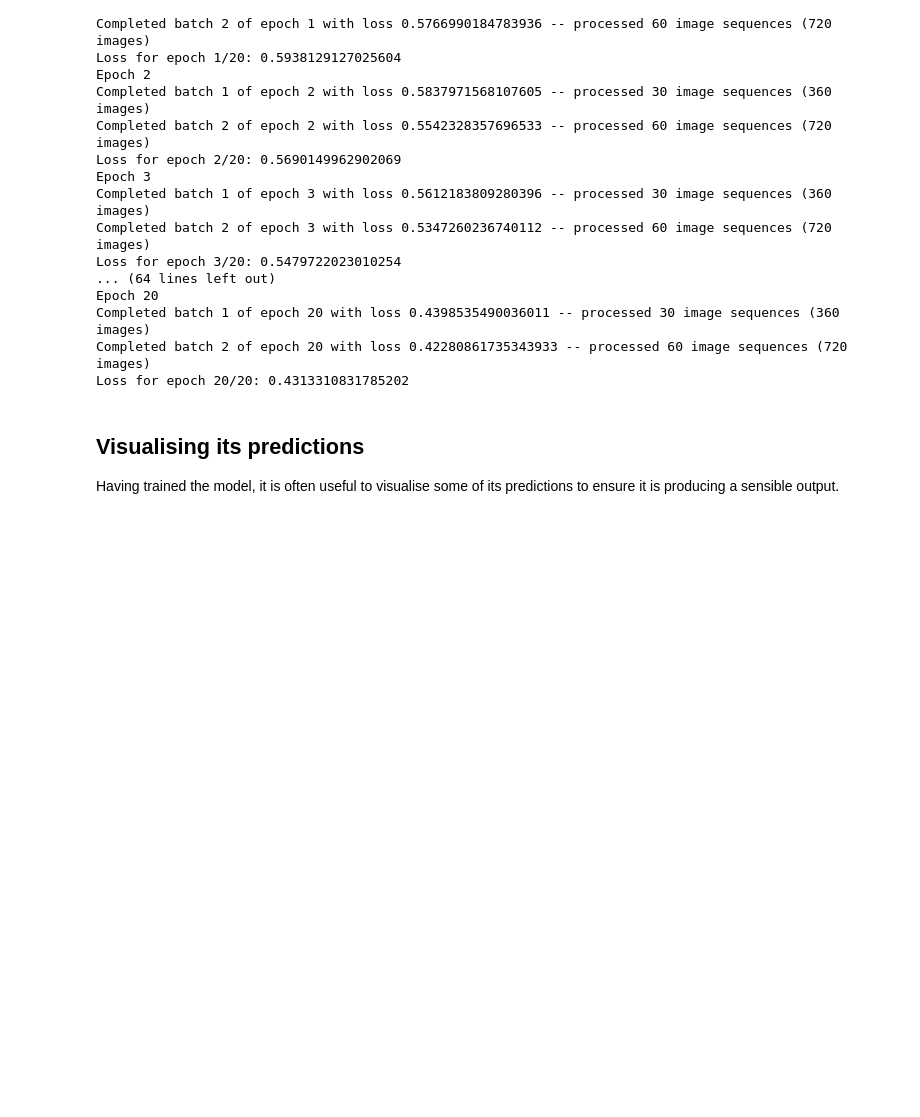
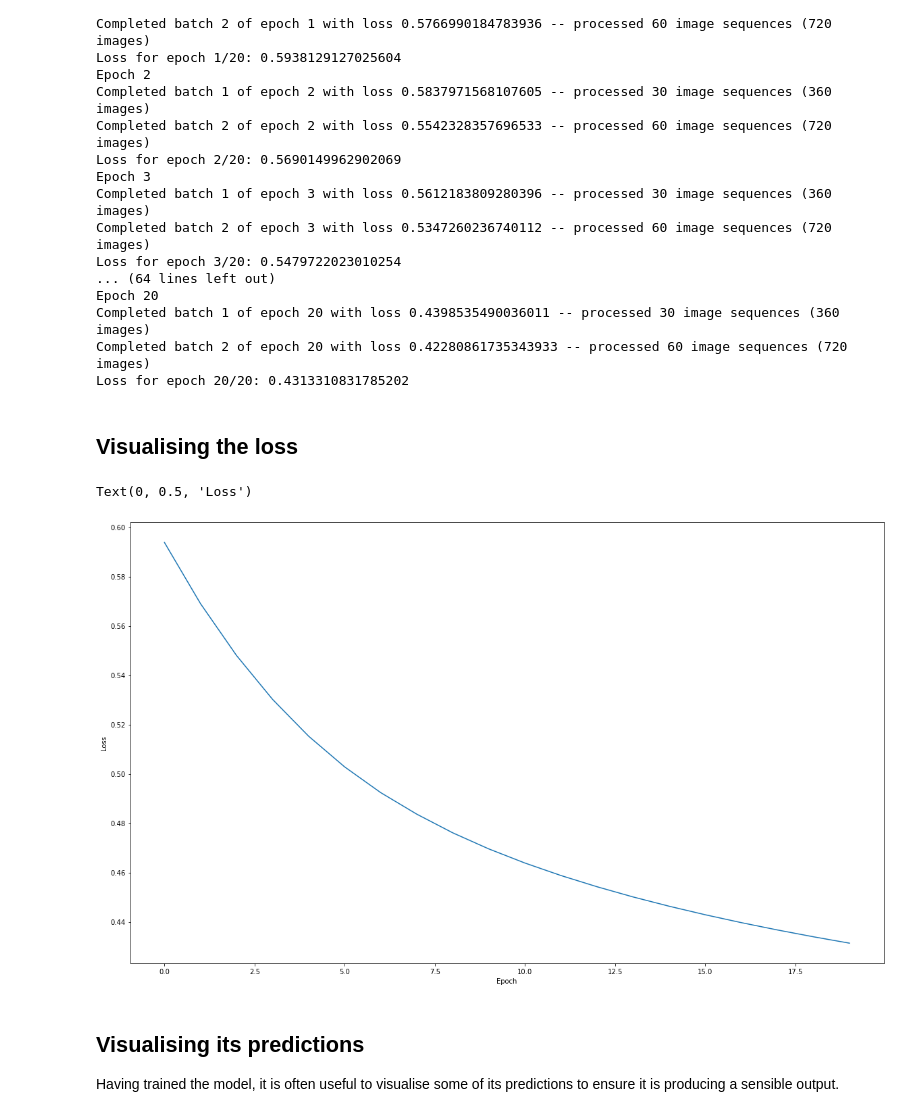
Before and after one commit to louisdewar/doxa, a Jupyter notebook: competitions/climatehack/climatehack_getting_started/training.ipynb, the cells around one changed output. Drawn from its saved outputs; the diff is of its cells as text; code cells hidden in the pictures; blank space fills up the shorter version.

Commit message:
Add a loss plot to the Climate Hack notebook.

```diff
--- a/competitions/climatehack/climatehack_getting_started/training.ipynb
+++ b/competitions/climatehack/climatehack_getting_started/training.ipynb
@@ -208,6 +208,15 @@ Epoch 20
 Completed batch 1 of epoch 20 with loss 0.4398535490036011 -- processed 30 image sequences (360 images)
 Completed batch 2 of epoch 20 with loss 0.42280861735343933 -- processed 60 image sequences (720 images)
 Loss for epoch 20/20: 0.4313310831785202
+# %% [markdown]
+## Visualising the loss
+# %%
+plt.plot(range(EPOCHS), losses)
+plt.xlabel("Epoch")
+plt.ylabel("Loss")
+# %% [output]
+Text(0, 0.5, 'Loss')
+[figure, added]
 # %% [markdown]
 ## Visualising its predictions
 
```
